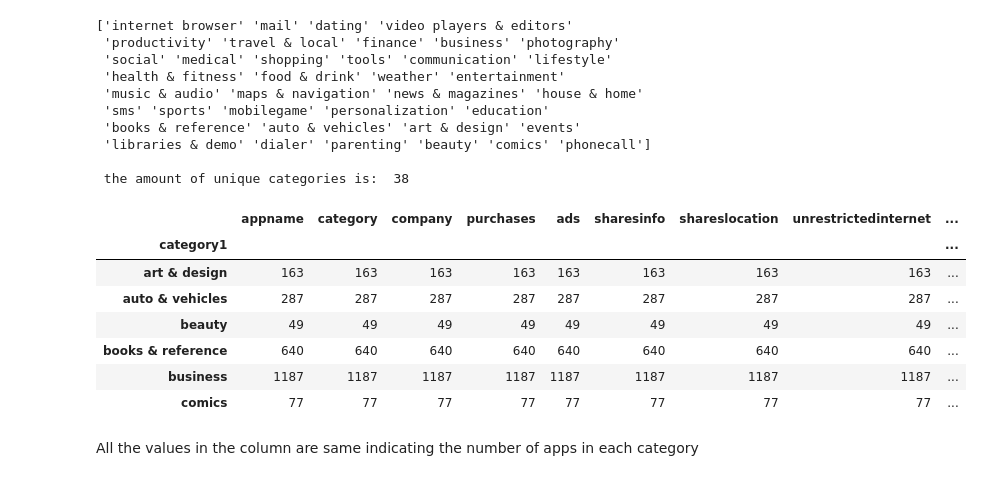
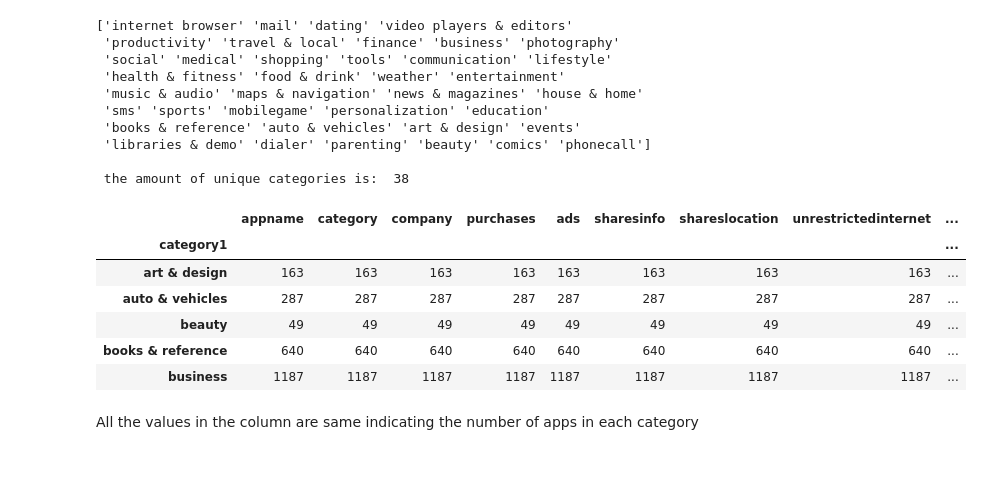
Before and after one commit to Bariu/Jenga-Project, a Jupyter notebook: The Analysis of Android app market.ipynb, the cells around one changed output. Saved outputs shown, nothing was run; the diff lists cells and outputs as text; code cells hidden in the pictures.

```diff
--- a/The Analysis of Android app market.ipynb
+++ b/The Analysis of Android app market.ipynb
@@ -322,16 +322,15 @@ print("\n the amount of unique categories is: ", len(data.category1.unique()))
  the amount of unique categories is:  38
 # %%
 amount = data.groupby("category1").count()
-amount.head(6)
+amount.head()
 # %% [output]
 |  | appname | category | company | purchases | ads | sharesinfo | shareslocation | unrestrictedinternet | ... |
 | category1 |  |  |  |  |  |  |  |  | ... |
 | art & design | 163 | 163 | 163 | 163 | 163 | 163 | 163 | 163 | ... |
 | auto & vehicles | 287 | 287 | 287 | 287 | 287 | 287 | 287 | 287 | ... |
 | beauty | 49 | 49 | 49 | 49 | 49 | 49 | 49 | 49 | ... |
 | books & reference | 640 | 640 | 640 | 640 | 640 | 640 | 640 | 640 | ... |
 | business | 1187 | 1187 | 1187 | 1187 | 1187 | 1187 | 1187 | 1187 | ... |
-| comics | 77 | 77 | 77 | 77 | 77 | 77 | 77 | 77 | ... |
 # %% [markdown]
 All the values in the column are same indicating the number of apps in each category
 # %% [markdown]
```
Also changed, not shown: parts of 6 cells of this notebook.
